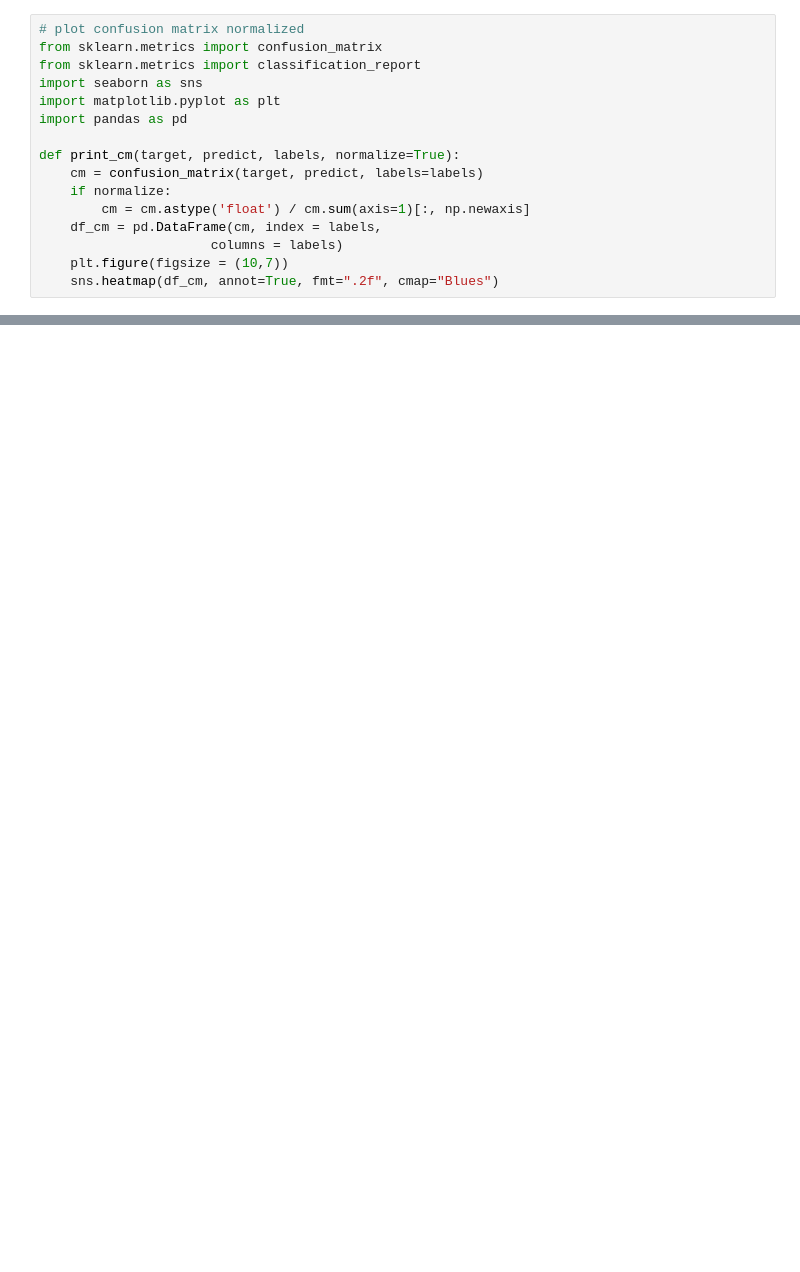
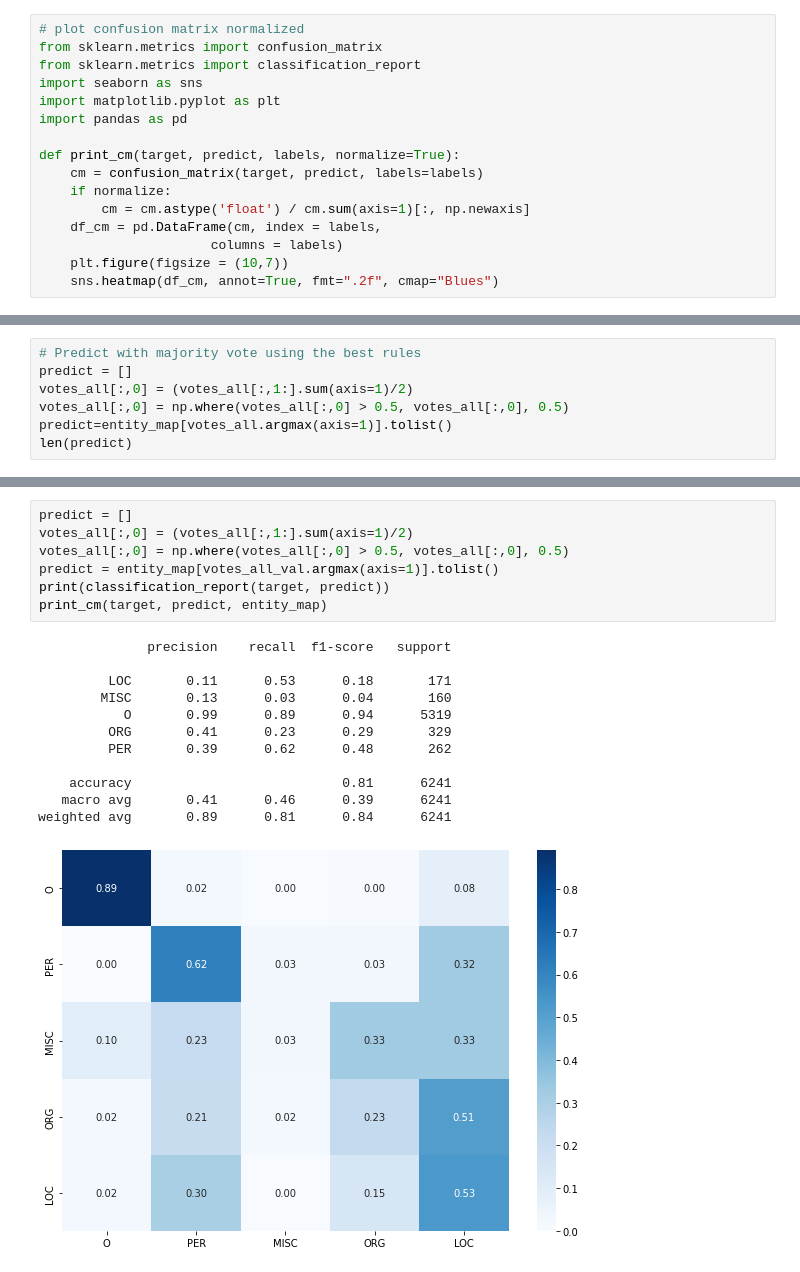
Before and after one commit to jrabag/ga-lener-es, a Jupyter notebook: NER EA.ipynb, the cells around one changed output, grey strips where cells are left out. Cells and saved outputs as stored; diff of their text form; blank space fills up the shorter version.

```diff
--- a/NER EA.ipynb
+++ b/NER EA.ipynb
@@ -709,0 +846,7 @@ for data in input_data_all:
+# %%
+# Predict with majority vote using the best rules
+predict = []
+votes_all[:,0] = (votes_all[:,1:].sum(axis=1)/2)
+votes_all[:,0] = np.where(votes_all[:,0] > 0.5, votes_all[:,0], 0.5)
+predict=entity_map[votes_all.argmax(axis=1)].tolist()
+len(predict)
@@ -787,0 +926,20 @@ weighted avg       0.84      0.88      0.84     26977
+# %%
+predict = []
+votes_all[:,0] = (votes_all[:,1:].sum(axis=1)/2)
+votes_all[:,0] = np.where(votes_all[:,0] > 0.5, votes_all[:,0], 0.5)
+predict = entity_map[votes_all_val.argmax(axis=1)].tolist()
+print(classification_report(target, predict))
+print_cm(target, predict, entity_map)
+# %% [output]
+              precision    recall  f1-score   support
+
+         LOC       0.11      0.53      0.18       171
+        MISC       0.13      0.03      0.04       160
+           O       0.99      0.89      0.94      5319
+         ORG       0.41      0.23      0.29       329
+         PER       0.39      0.62      0.48       262
+
+    accuracy                           0.81      6241
+   macro avg       0.41      0.46      0.39      6241
+weighted avg       0.89      0.81      0.84      6241
+[figure, added]
```
Also changed, not shown: parts of 38 cells of this notebook, 4 other files.
